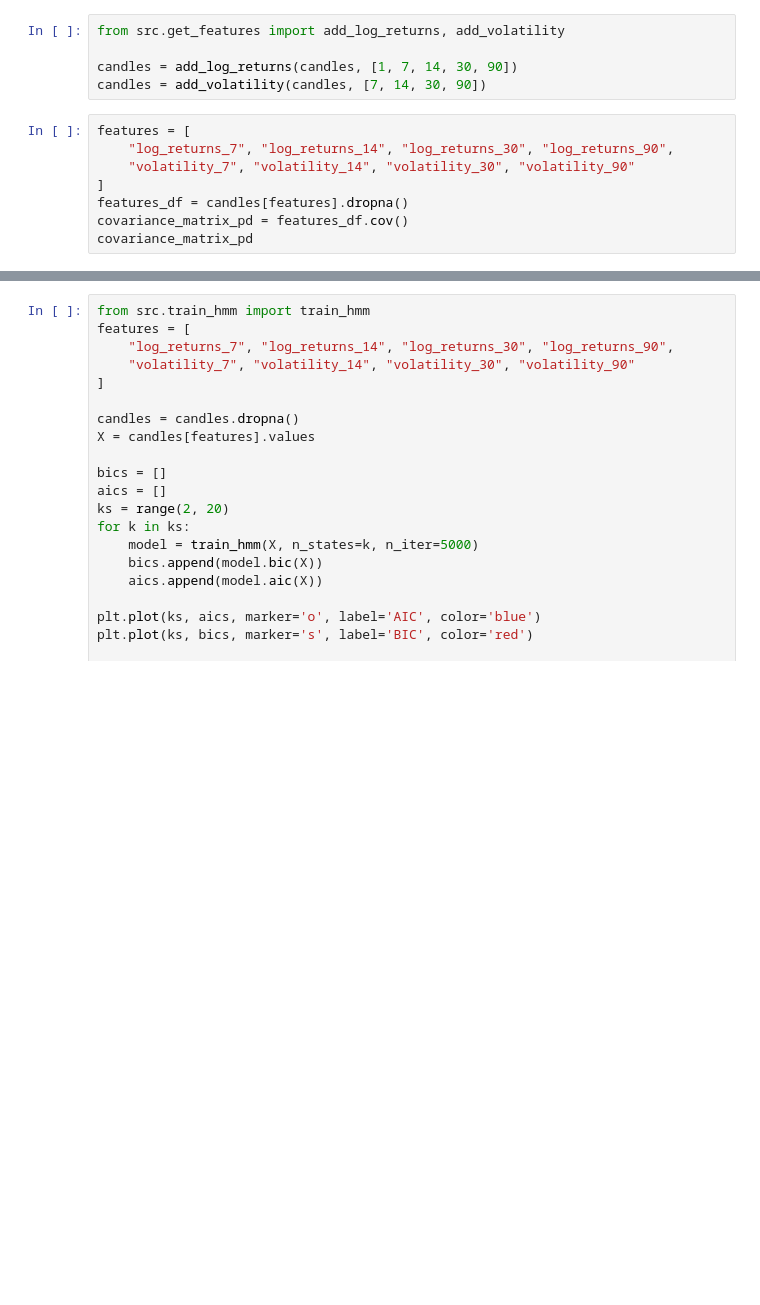
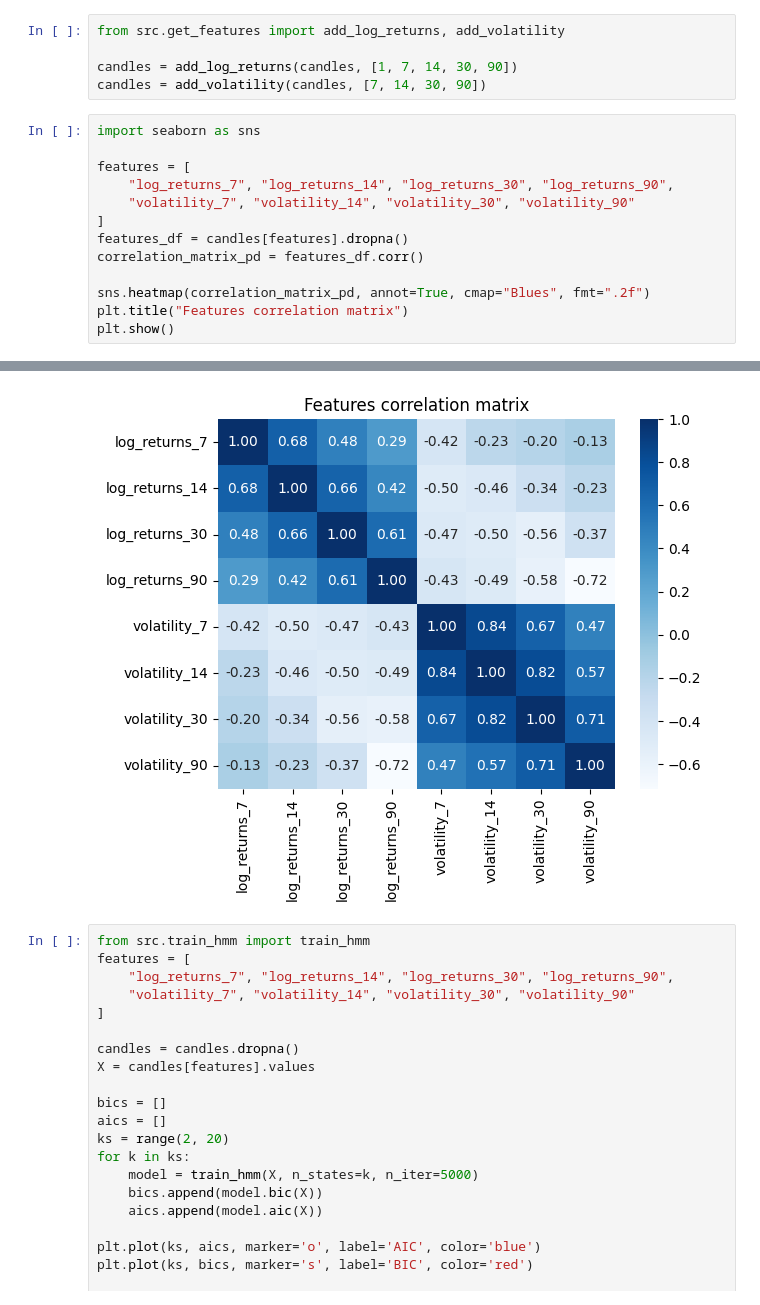
Before and after one commit to SigmaFlowX/Hidden-Markov-Model-for-Regime-Detection, a Jupyter notebook: notebooks/hmm_regime_detection.ipynb, the cells around one changed output, grey strips where cells are left out. Cells and saved outputs as stored; diff of their text form; blank space fills up the shorter version.

Commit message:
improved visuals

```diff
--- a/notebooks/hmm_regime_detection.ipynb
+++ b/notebooks/hmm_regime_detection.ipynb
@@ -40,11 +40,16 @@ from src.get_features import add_log_returns, add_volatility
 candles = add_log_returns(candles, [1, 7, 14, 30, 90])
 candles = add_volatility(candles, [7, 14, 30, 90])
 # %%
+import seaborn as sns
+
 features = [
     "log_returns_7", "log_returns_14", "log_returns_30", "log_returns_90",
     "volatility_7", "volatility_14", "volatility_30", "volatility_90"
 ]
 features_df = candles[features].dropna()
-covariance_matrix_pd = features_df.cov()
-covariance_matrix_pd
+correlation_matrix_pd = features_df.corr()
+
+sns.heatmap(correlation_matrix_pd, annot=True, cmap="Blues", fmt=".2f")
+plt.title("Features correlation matrix")
+plt.show()
 # %% [output]
@@ -60,3 +56,4 @@ covariance_matrix_pd
+[figure, added]
 # %%
 from src.train_hmm import train_hmm
 features = [
```
Also changed, not shown: parts of 1 cell of this notebook.
